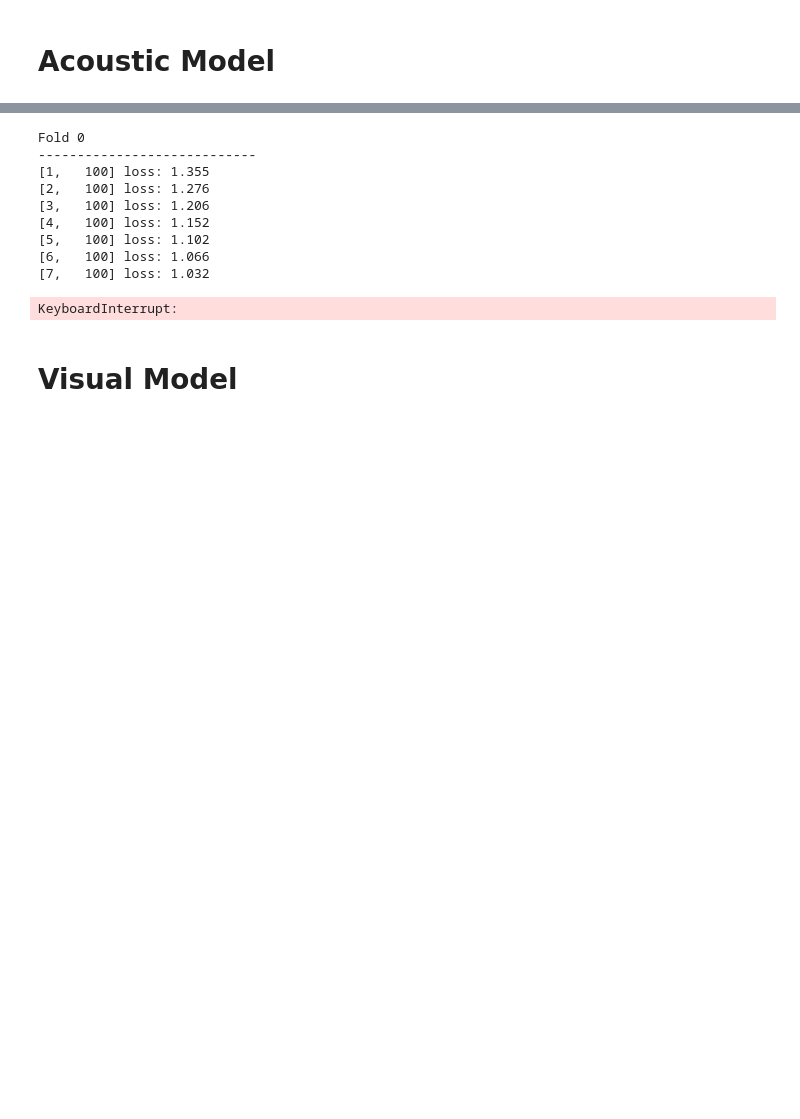
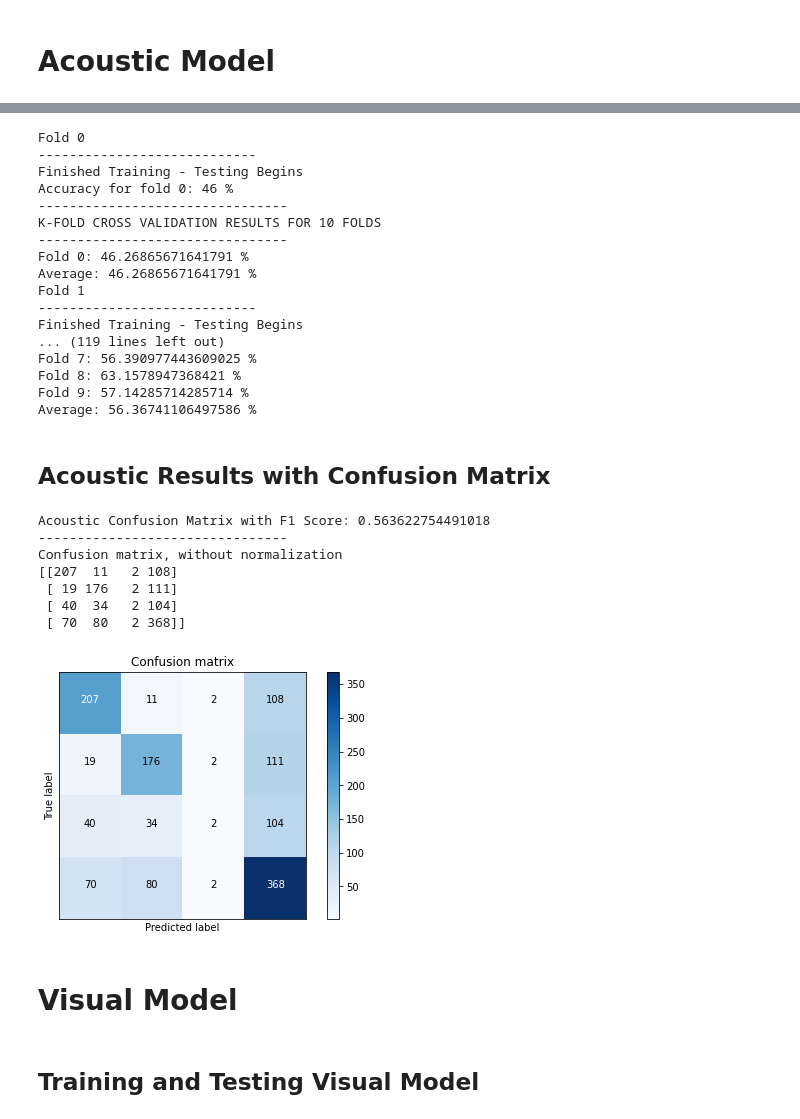
Before and after one commit to charliepyle/Multimodal-Emotion-Classification, a Jupyter notebook: run.ipynb, the cells around one changed output, grey strips where cells are left out. Drawn from its saved outputs; the diff is of its cells as text; code cells hidden in the pictures; blank space fills up the shorter version.

```diff
--- a/run.ipynb
+++ b/run.ipynb
@@ -236,11 +290,13 @@ class AcousticModel(nn.Module):
 # %%
-acoust = AcousticModel()
+acoust = AcousticModel(pool_size=2)
 
 criterion = nn.CrossEntropyLoss()
 optimizer = optim.Adam(acoust.parameters(), lr=1e-4)
 
 k_folds = 10
-num_epochs = 15
+num_epochs = 20
+
+total_acoustic_predicted, total_acoustic_targets = [], []
 
 k_fold_results = {}
 
@@ -276,10 +332,10 @@ for fold, (train_ids, test_ids) in enumerate(kfold.split(acoustic_dataset)):
 
             # print statistics
             running_loss += loss.item()
-            if i % 100 == 99:    # print every 200 mini-batches
-                print('[%d, %5d] loss: %.3f' %
-                      (epoch + 1, i + 1, running_loss / 100))
-                running_loss = 0.0
+#             if i % 100 == 99:    # print every 200 mini-batches
+#                 print('[%d, %5d] loss: %.3f' %
+#                       (epoch + 1, i + 1, running_loss / 100))
+#                 running_loss = 0.0
 
     print('Finished Training - Testing Begins')
 
@@ -297,6 +353,11 @@ for fold, (train_ids, test_ids) in enumerate(kfold.split(acoustic_dataset)):
 
             # Set total and correct
             _, predicted = torch.max(outputs.data, 1)
+
+            total_acoustic_predicted += predicted
+            total_acoustic_targets += targets
+
+
             total += targets.size(0)
             correct += (predicted == targets).sum().item()
         # Print accuracy
@@ -315,14 +376,42 @@ for fold, (train_ids, test_ids) in enumerate(kfold.split(acoustic_dataset)):
 # %% [output]
 Fold 0
 ----------------------------
-[1,   100] loss: 1.355
-[2,   100] loss: 1.276
-[3,   100] loss: 1.206
-[4,   100] loss: 1.152
-[5,   100] loss: 1.102
-[6,   100] loss: 1.066
-[7,   100] loss: 1.032
+Finished Training - Testing Begins
+Accuracy for fold 0: 46 %
+--------------------------------
+K-FOLD CROSS VALIDATION RESULTS FOR 10 FOLDS
+--------------------------------
+Fold 0: 46.26865671641791 %
+Average: 46.26865671641791 %
+Fold 1
+----------------------------
+Finished Training - Testing Begins
+... (119 lines left out)
+Fold 7: 56.390977443609025 %
+Fold 8: 63.1578947368421 %
+Fold 9: 57.14285714285714 %
+Average: 56.36741106497586 %
-KeyboardInterrupt:
+# %% [markdown]
+## Acoustic Results with Confusion Matrix
+# %%
+acoustic_f1 = f1_score(total_acoustic_targets, total_acoustic_predicted, average='micro')
+acoustic_cm = confusion_matrix(total_acoustic_targets, total_acoustic_predicted)
+
+# probably a better way to do this
+classes = np.ndarray([0,1,2,3])
+
+print(f'Acoustic Confusion Matrix with F1 Score: {acoustic_f1}')
+print('--------------------------------')
+plot_confusion_matrix(acoustic_cm, classes)
+# %% [output]
+Acoustic Confusion Matrix with F1 Score: 0.563622754491018
+--------------------------------
+Confusion matrix, without normalization
+[[207  11   2 108]
+ [ 19 176   2 111]
+ [ 40  34   2 104]
+ [ 70  80   2 368]]
+[figure, added]
 # %% [markdown]
 # Visual Model
 # %%
@@ -365,4 +462,6 @@ class VisualModel(nn.Module):
 
         x = self.fc3(x)
         return x
+# %% [markdown]
+## Training and Testing Visual Model
 # %%
```
Also changed, not shown: parts of 21 cells of this notebook.
